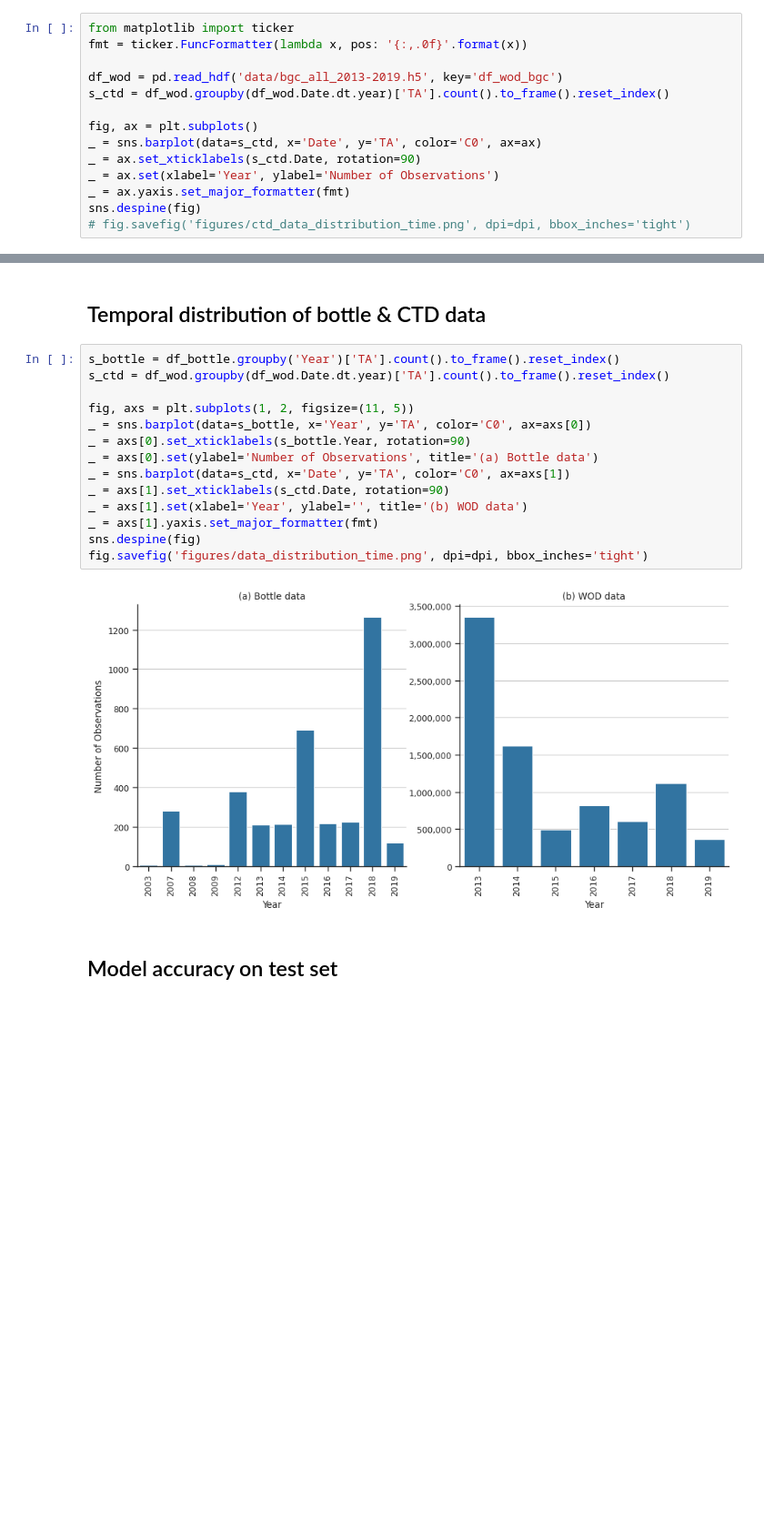
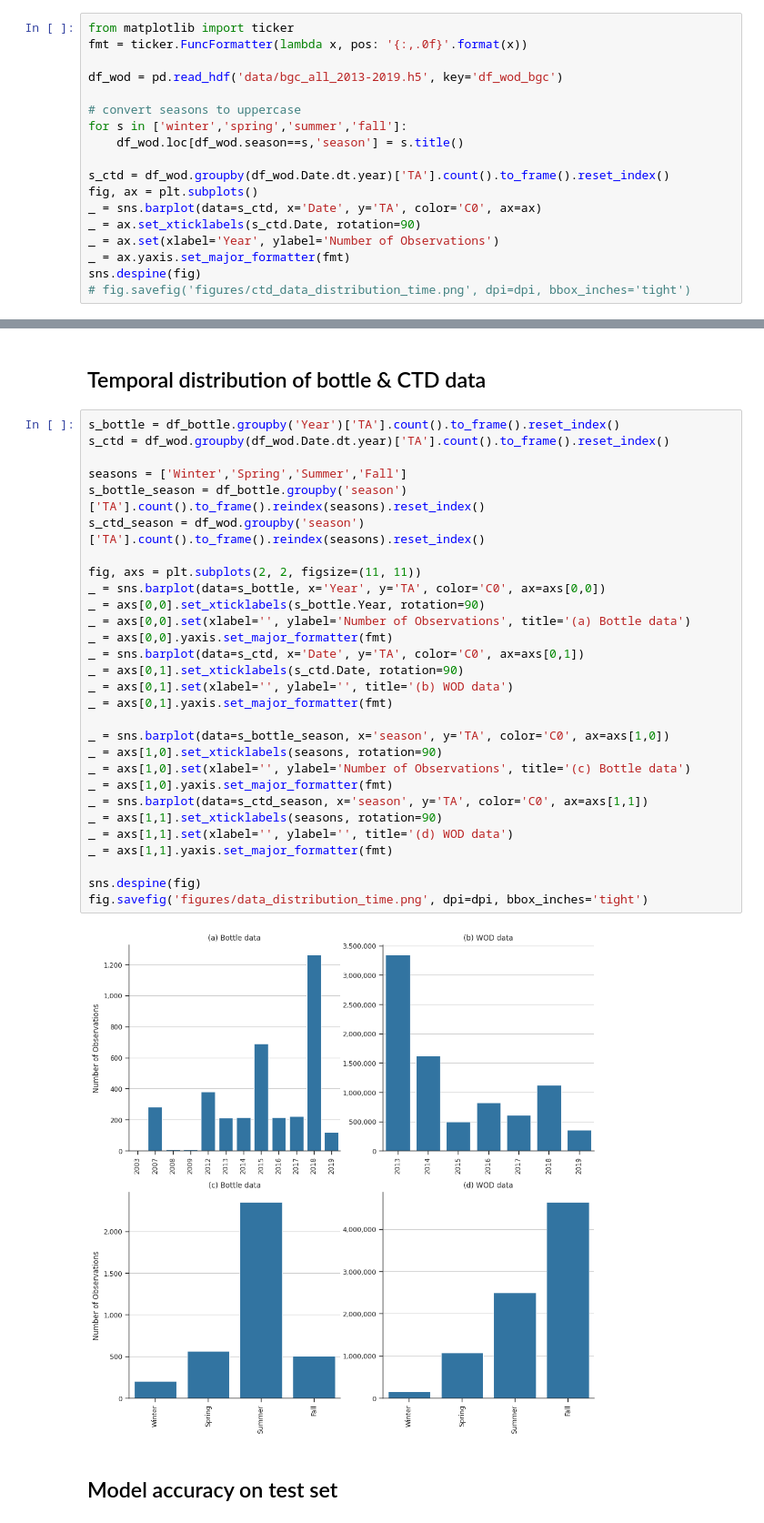
Before and after one commit to WHOIGit/nelme-bottom-water-bgc, a Jupyter notebook: manuscript_figures.ipynb, the cells around one changed output, grey strips where cells are left out. Shown at 91% size. Saved outputs shown, nothing was run; the diff lists cells and outputs as text; blank space fills up the shorter version.

```diff
--- a/manuscript_figures.ipynb
+++ b/manuscript_figures.ipynb
@@ -91,8 +91,12 @@ from matplotlib import ticker
 fmt = ticker.FuncFormatter(lambda x, pos: '{:,.0f}'.format(x))
 
 df_wod = pd.read_hdf('data/bgc_all_2013-2019.h5', key='df_wod_bgc')
+
+# convert seasons to uppercase
+for s in ['winter','spring','summer','fall']:
+    df_wod.loc[df_wod.season==s,'season'] = s.title()
+
 s_ctd = df_wod.groupby(df_wod.Date.dt.year)['TA'].count().to_frame().reset_index()
-
 fig, ax = plt.subplots()
 _ = sns.barplot(data=s_ctd, x='Date', y='TA', color='C0', ax=ax)
 _ = ax.set_xticklabels(s_ctd.Date, rotation=90)
@@ -158,19 +162,34 @@ fig.savefig('figures/ctd_data_distribution_seasonal.png', dpi=dpi, bbox_inches='
 # %%
 s_bottle = df_bottle.groupby('Year')['TA'].count().to_frame().reset_index()
 s_ctd = df_wod.groupby(df_wod.Date.dt.year)['TA'].count().to_frame().reset_index()
 
-fig, axs = plt.subplots(1, 2, figsize=(11, 5))
-_ = sns.barplot(data=s_bottle, x='Year', y='TA', color='C0', ax=axs[0])
-_ = axs[0].set_xticklabels(s_bottle.Year, rotation=90)
-_ = axs[0].set(ylabel='Number of Observations', title='(a) Bottle data')
-_ = sns.barplot(data=s_ctd, x='Date', y='TA', color='C0', ax=axs[1])
-_ = axs[1].set_xticklabels(s_ctd.Date, rotation=90)
-_ = axs[1].set(xlabel='Year', ylabel='', title='(b) WOD data')
-_ = axs[1].yaxis.set_major_formatter(fmt)
+seasons = ['Winter','Spring','Summer','Fall']
+s_bottle_season = df_bottle.groupby('season')['TA'].count().to_frame().reindex(seasons).reset_index()
+s_ctd_season = df_wod.groupby('season')['TA'].count().to_frame().reindex(seasons).reset_index()
+
+fig, axs = plt.subplots(2, 2, figsize=(11, 11))
+_ = sns.barplot(data=s_bottle, x='Year', y='TA', color='C0', ax=axs[0,0])
+_ = axs[0,0].set_xticklabels(s_bottle.Year, rotation=90)
+_ = axs[0,0].set(xlabel='', ylabel='Number of Observations', title='(a) Bottle data')
+_ = axs[0,0].yaxis.set_major_formatter(fmt)
+_ = sns.barplot(data=s_ctd, x='Date', y='TA', color='C0', ax=axs[0,1])
+_ = axs[0,1].set_xticklabels(s_ctd.Date, rotation=90)
+_ = axs[0,1].set(xlabel='', ylabel='', title='(b) WOD data')
+_ = axs[0,1].yaxis.set_major_formatter(fmt)
+
+_ = sns.barplot(data=s_bottle_season, x='season', y='TA', color='C0', ax=axs[1,0])
+_ = axs[1,0].set_xticklabels(seasons, rotation=90)
+_ = axs[1,0].set(xlabel='', ylabel='Number of Observations', title='(c) Bottle data')
+_ = axs[1,0].yaxis.set_major_formatter(fmt)
+_ = sns.barplot(data=s_ctd_season, x='season', y='TA', color='C0', ax=axs[1,1])
+_ = axs[1,1].set_xticklabels(seasons, rotation=90)
+_ = axs[1,1].set(xlabel='', ylabel='', title='(d) WOD data')
+_ = axs[1,1].yaxis.set_major_formatter(fmt)
+
 sns.despine(fig)
 fig.savefig('figures/data_distribution_time.png', dpi=dpi, bbox_inches='tight')
 # %% [output]
-[figure, old version]
+[figure, new version]
 # %% [markdown]
 ## Model accuracy on test set
 # %%
```
Also changed, not shown: parts of 4 cells of this notebook, 1 other file.
